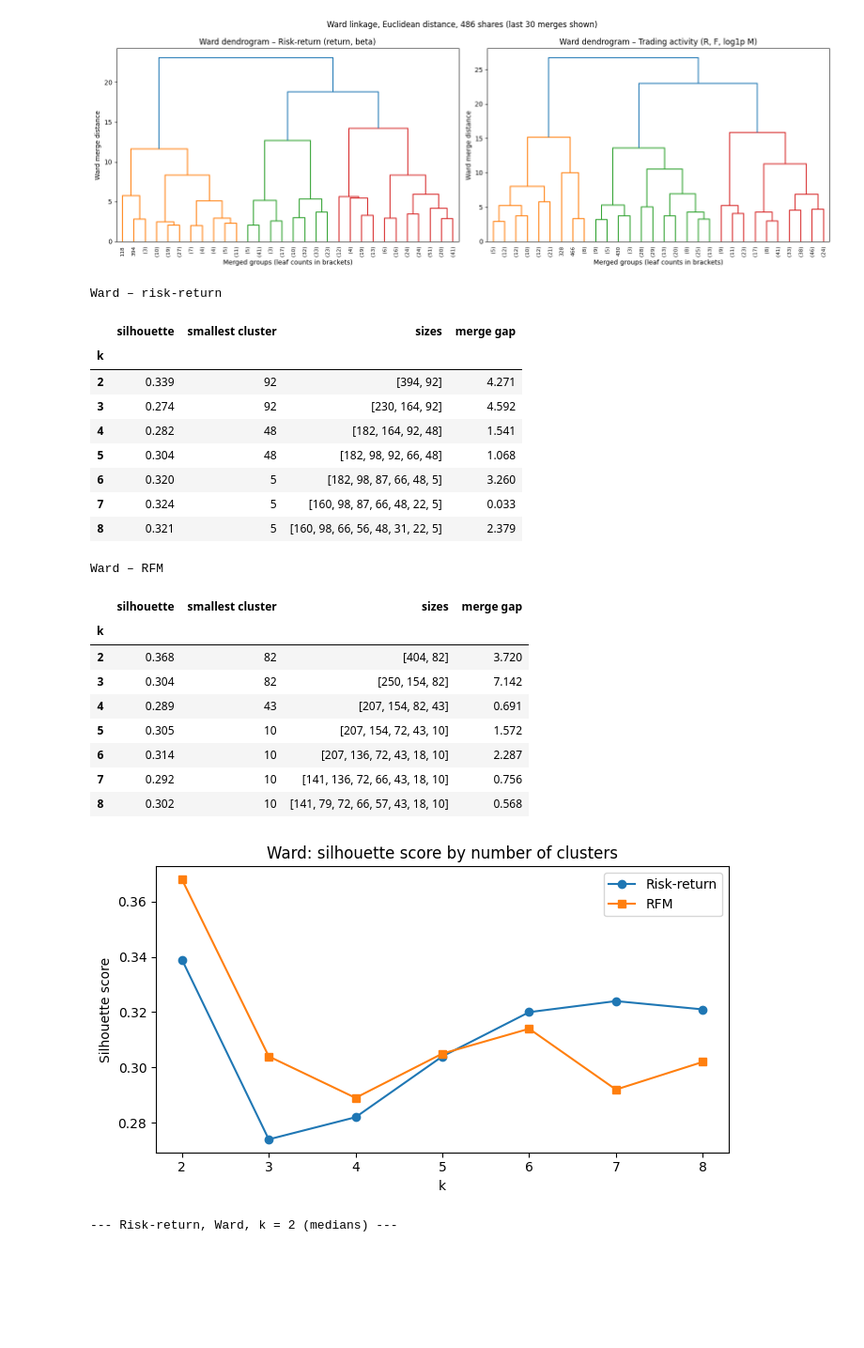
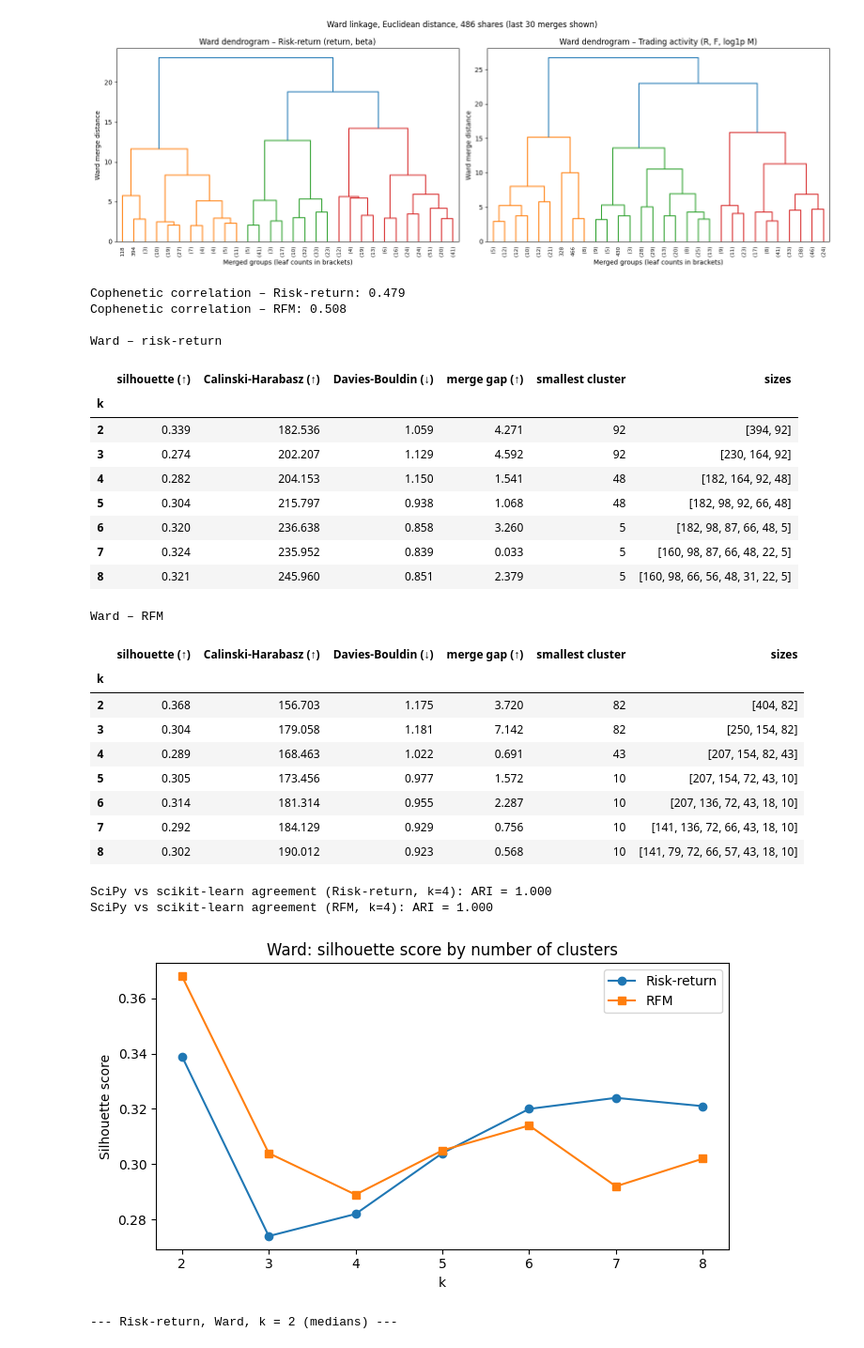
Before and after one commit to Dheena2411/CRM-CM-CW1, a Jupyter notebook: CRM&CM_CW1_T1_T2.ipynb, the cells around one changed output. Shown at 94% size. Saved outputs shown, nothing was run; the diff lists cells and outputs as text; code cells hidden in the pictures; blank space fills up the shorter version.

Commit message:
Task 2.2: Ward clustering, k selection and final assignments

```diff
--- a/CRM&CM_CW1_T1_T2.ipynb
+++ b/CRM&CM_CW1_T1_T2.ipynb
@@ -947,55 +947,79 @@ plt.show()
 # %% [output]
 [figure]
 # %%
+from scipy.cluster.hierarchy import cophenet
+from scipy.spatial.distance import pdist
+from sklearn.metrics import calinski_harabasz_score, davies_bouldin_score, adjusted_rand_score
+from sklearn.cluster import AgglomerativeClustering
+
+# 1. Dendrogram quality: how well tree distances preserve the original pairwise distances
+for name, Z, L in [("Risk-return", Z_rr, L_rr), ("RFM", Z_rfm, L_rfm)]:
+    c, _ = cophenet(L, pdist(Z.values))
+    print(f"Cophenetic correlation – {name}: {c:.3f}")
+
 def evaluate_ward(Z, L, name):
-    """Silhouette, cluster sizes and merge gap for k = 2..8 from one linkage tree."""
+    """Silhouette, Calinski-Harabasz, Davies-Bouldin, sizes and merge gap for k = 2..8."""
     heights = L[:, 2][::-1]                      # heights[0] = final merge (2 -> 1)
     rows = []
     for k in range(2, 9):
         labels = fcluster(L, t=k, criterion="maxclust")
         sizes = np.bincount(labels)[1:]
         rows.append({"k": k,
-                     "silhouette": silhouette_score(Z, labels),
-                     "smallest cluster": sizes.min(),
-                     "sizes": sorted(sizes.tolist(), reverse=True),
-                     "merge gap": heights[k - 2] - heights[k - 1]})   # larger = more distinct cut
+                     "silhouette (↑)":        silhouette_score(Z, labels),
+                     "Calinski-Harabasz (↑)": calinski_harabasz_score(Z, labels),
+                     "Davies-Bouldin (↓)":    davies_bouldin_score(Z, labels),
+                     "merge gap (↑)":         heights[k - 2] - heights[k - 1],
+                     "smallest cluster":      sizes.min(),
+                     "sizes":                 sorted(sizes.tolist(), reverse=True)})
     out = pd.DataFrame(rows).set_index("k").round(3)
-    print(name)
+    print(f"\n{name}")
     display(out)
     return out
 
 ward_rr_eval  = evaluate_ward(Z_rr,  L_rr,  "Ward – risk-return")
 ward_rfm_eval = evaluate_ward(Z_rfm, L_rfm, "Ward – RFM")
 
+# 2. Reproducibility: SciPy and scikit-learn Ward should give identical memberships
+for name, Z, L in [("Risk-return", Z_rr, L_rr), ("RFM", Z_rfm, L_rfm)]:
+    sk = AgglomerativeClustering(n_clusters=4, linkage="ward").fit_predict(Z)
+    sp = fcluster(L, 4, "maxclust")
+    print(f"SciPy vs scikit-learn agreement ({name}, k=4): ARI = {adjusted_rand_score(sk, sp):.3f}")
+
+# 3. Silhouette plot for both matrices
 fig, ax = plt.subplots(figsize=(7, 4))
-ax.plot(ward_rr_eval.index,  ward_rr_eval["silhouette"],  "o-", label="Risk-return")
-ax.plot(ward_rfm_eval.index, ward_rfm_eval["silhouette"], "s-", label="RFM")
+ax.plot(ward_rr_eval.index,  ward_rr_eval["silhouette (↑)"],  "o-", label="Risk-return")
+ax.plot(ward_rfm_eval.index, ward_rfm_eval["silhouette (↑)"], "s-", label="RFM")
 ax.set(title="Ward: silhouette score by number of clusters", xlabel="k", ylabel="Silhouette score")
 ax.legend()
 plt.tight_layout()
 plt.savefig("fig_2_2_ward_silhouette.png", dpi=150, bbox_inches="tight")
 plt.show()
 # %% [output]
+Cophenetic correlation – Risk-return: 0.479
+Cophenetic correlation – RFM: 0.508
+
 Ward – risk-return
-|  | silhouette | smallest cluster | sizes | merge gap |
-| k |  |  |  |  |
-| 2 | 0.339 | 92 | [394, 92] | 4.271 |
-| 3 | 0.274 | 92 | [230, 164, 92] | 4.592 |
-| 4 | 0.282 | 48 | [182, 164, 92, 48] | 1.541 |
-| 5 | 0.304 | 48 | [182, 98, 92, 66, 48] | 1.068 |
-| 6 | 0.320 | 5 | [182, 98, 87, 66, 48, 5] | 3.260 |
-| 7 | 0.324 | 5 | [160, 98, 87, 66, 48, 22, 5] | 0.033 |
-| 8 | 0.321 | 5 | [160, 98, 66, 56, 48, 31, 22, 5] | 2.379 |
+|  | silhouette (↑) | Calinski-Harabasz (↑) | Davies-Bouldin (↓) | merge gap (↑) | smallest cluster | sizes |
+| k |  |  |  |  |  |  |
+| 2 | 0.339 | 182.536 | 1.059 | 4.271 | 92 | [394, 92] |
+| 3 | 0.274 | 202.207 | 1.129 | 4.592 | 92 | [230, 164, 92] |
+| 4 | 0.282 | 204.153 | 1.150 | 1.541 | 48 | [182, 164, 92, 48] |
+| 5 | 0.304 | 215.797 | 0.938 | 1.068 | 48 | [182, 98, 92, 66, 48] |
+| 6 | 0.320 | 236.638 | 0.858 | 3.260 | 5 | [182, 98, 87, 66, 48, 5] |
+| 7 | 0.324 | 235.952 | 0.839 | 0.033 | 5 | [160, 98, 87, 66, 48, 22, 5] |
+| 8 | 0.321 | 245.960 | 0.851 | 2.379 | 5 | [160, 98, 66, 56, 48, 31, 22, 5] |
 Ward – RFM
-|  | silhouette | smallest cluster | sizes | merge gap |
-| k |  |  |  |  |
-| 2 | 0.368 | 82 | [404, 82] | 3.720 |
-| 3 | 0.304 | 82 | [250, 154, 82] | 7.142 |
-| 4 | 0.289 | 43 | [207, 154, 82, 43] | 0.691 |
-| 5 | 0.305 | 10 | [207, 154, 72, 43, 10] | 1.572 |
-| 6 | 0.314 | 10 | [207, 136, 72, 43, 18, 10] | 2.287 |
-| 7 | 0.292 | 10 | [141, 136, 72, 66, 43, 18, 10] | 0.756 |
-| 8 | 0.302 | 10 | [141, 79, 72, 66, 57, 43, 18, 10] | 0.568 |
+|  | silhouette (↑) | Calinski-Harabasz (↑) | Davies-Bouldin (↓) | merge gap (↑) | smallest cluster | sizes |
+| k |  |  |  |  |  |  |
+| 2 | 0.368 | 156.703 | 1.175 | 3.720 | 82 | [404, 82] |
+| 3 | 0.304 | 179.058 | 1.181 | 7.142 | 82 | [250, 154, 82] |
+| 4 | 0.289 | 168.463 | 1.022 | 0.691 | 43 | [207, 154, 82, 43] |
+| 5 | 0.305 | 173.456 | 0.977 | 1.572 | 10 | [207, 154, 72, 43, 10] |
+| 6 | 0.314 | 181.314 | 0.955 | 2.287 | 10 | [207, 136, 72, 43, 18, 10] |
+| 7 | 0.292 | 184.129 | 0.929 | 0.756 | 10 | [141, 136, 72, 66, 43, 18, 10] |
+| 8 | 0.302 | 190.012 | 0.923 | 0.568 | 10 | [141, 79, 72, 66, 57, 43, 18, 10] |
+SciPy vs scikit-learn agreement (Risk-return, k=4): ARI = 1.000
+SciPy vs scikit-learn agreement (RFM, k=4): ARI = 1.000
 [figure]
 # %%
 # Original-unit view: return in %, Monetary in USD bn
```
Also changed, not shown: parts of 1 cell of this notebook.
